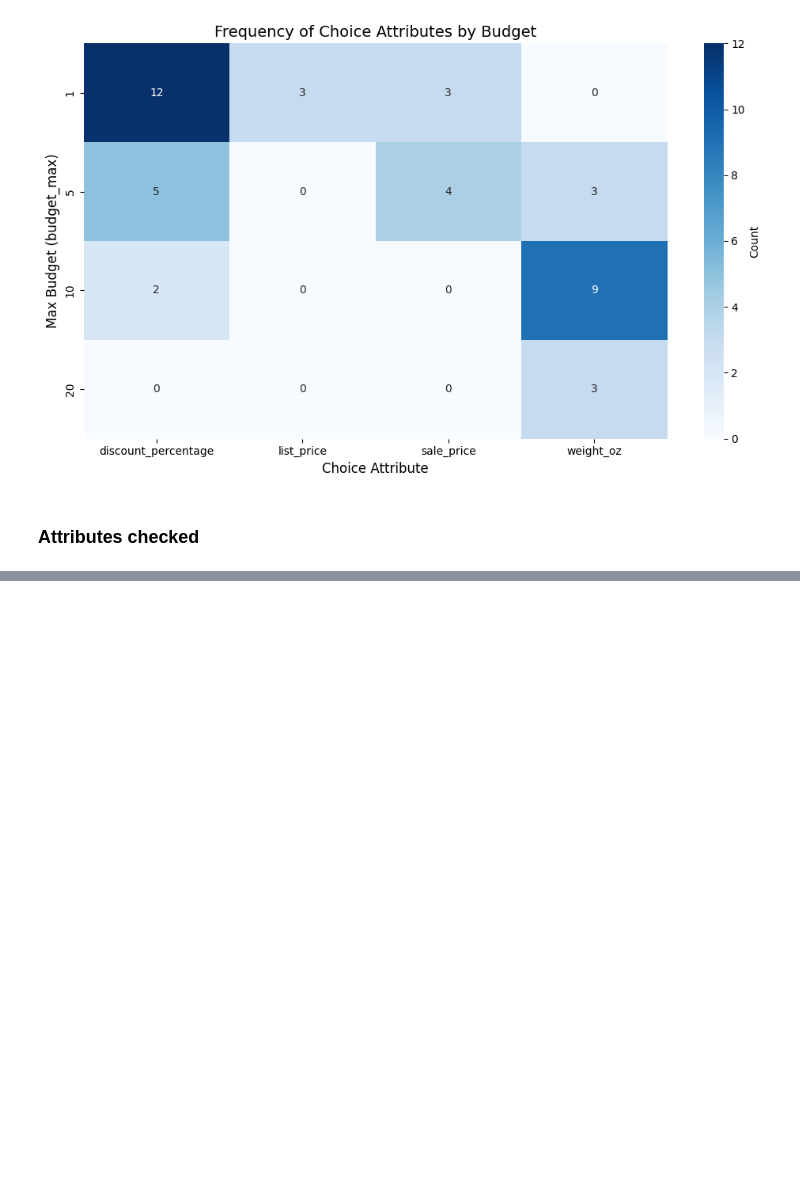
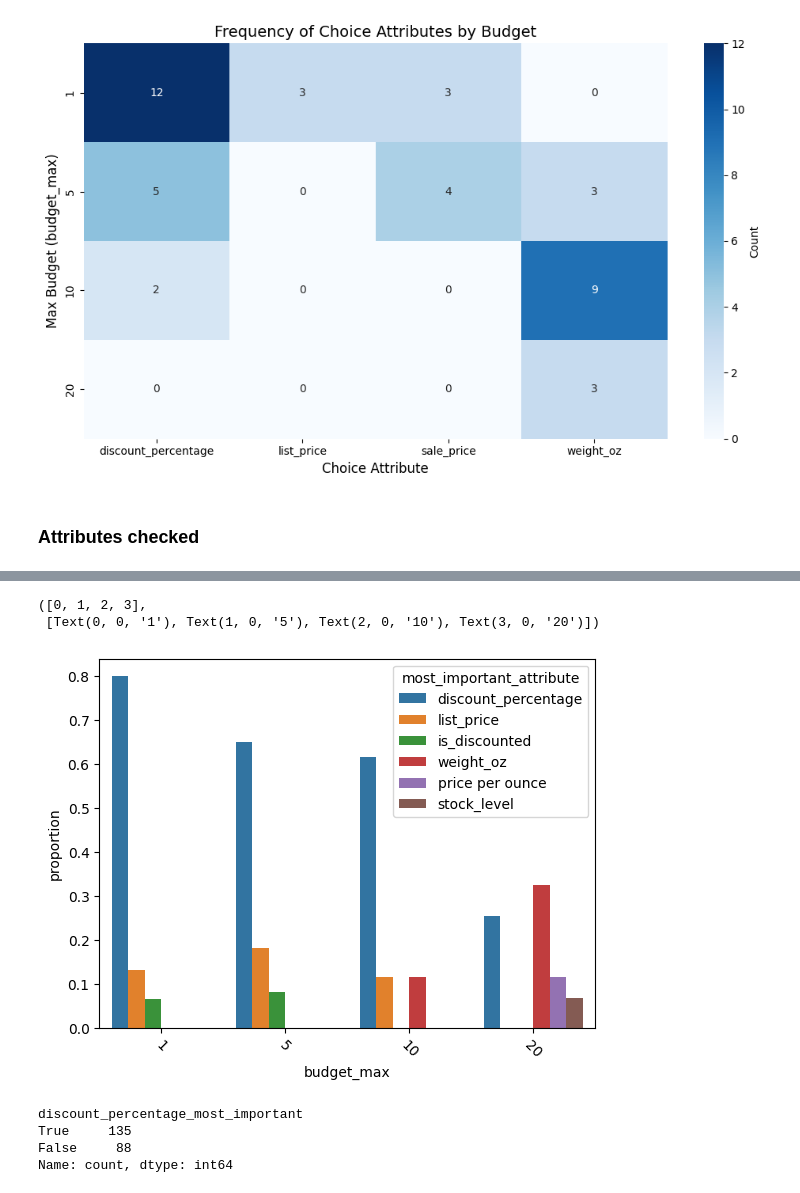
Before and after one commit to davoodwadi/toollab, a Jupyter notebook: src/tool_lab/analysis/analyze_promotion_discounthidden.ipynb, the cells around one changed output, grey strips where cells are left out. Saved outputs shown, nothing was run; the diff lists cells and outputs as text; code cells hidden in the pictures; blank space fills up the shorter version.

Commit message:
collecting data

```diff
--- a/src/tool_lab/analysis/analyze_promotion_discounthidden.ipynb
+++ b/src/tool_lab/analysis/analyze_promotion_discounthidden.ipynb
@@ -589,0 +643,9 @@ Name: session_name, dtype: int64
+# %%
+df_submit_choice = (df[(df['kind']=='tool')&(df['tool_name']=='submit_choice')]).copy()
+df_submit_choice_summary = (
+    df_submit_choice.groupby(['budget_max'])['most_important_attribute']
+    .value_counts(normalize=True)
+    # .unstack(fill_value=0)
+    .reset_index()
+)
+df_submit_choice_summary
@@ -589,0 +670,17 @@ Name: session_name, dtype: int64
+# %%
+
+df_summary_count_g1 = df_submit_choice_summary[df_submit_choice_summary['proportion']>0.03]
+ax = sns.barplot(data = df_summary_count_g1, hue = 'most_important_attribute', y = 'proportion', x='budget_max')
+plt.xticks(rotation=-45)
+# %% [output]
+([0, 1, 2, 3],
+ [Text(0, 0, '1'), Text(1, 0, '5'), Text(2, 0, '10'), Text(3, 0, '20')])
+[figure, added]
+# %%
+df_submit_choice['discount_percentage_most_important'] = df_submit_choice['most_important_attribute']=='discount_percentage'
+df_submit_choice['discount_percentage_most_important'].value_counts()
+# %% [output]
+discount_percentage_most_important
+True     135
+False     88
+Name: count, dtype: int64
```
Also changed, not shown: parts of 10 cells of this notebook, 22 other files.
